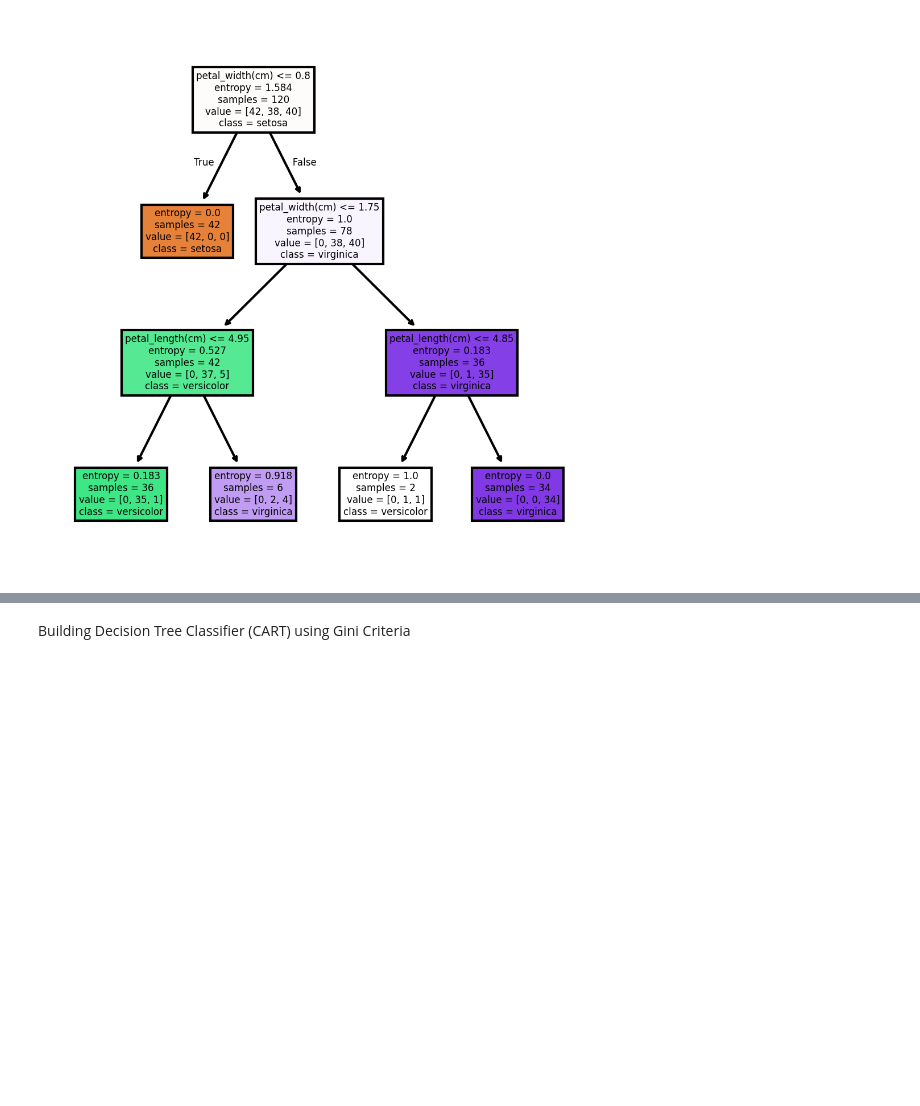
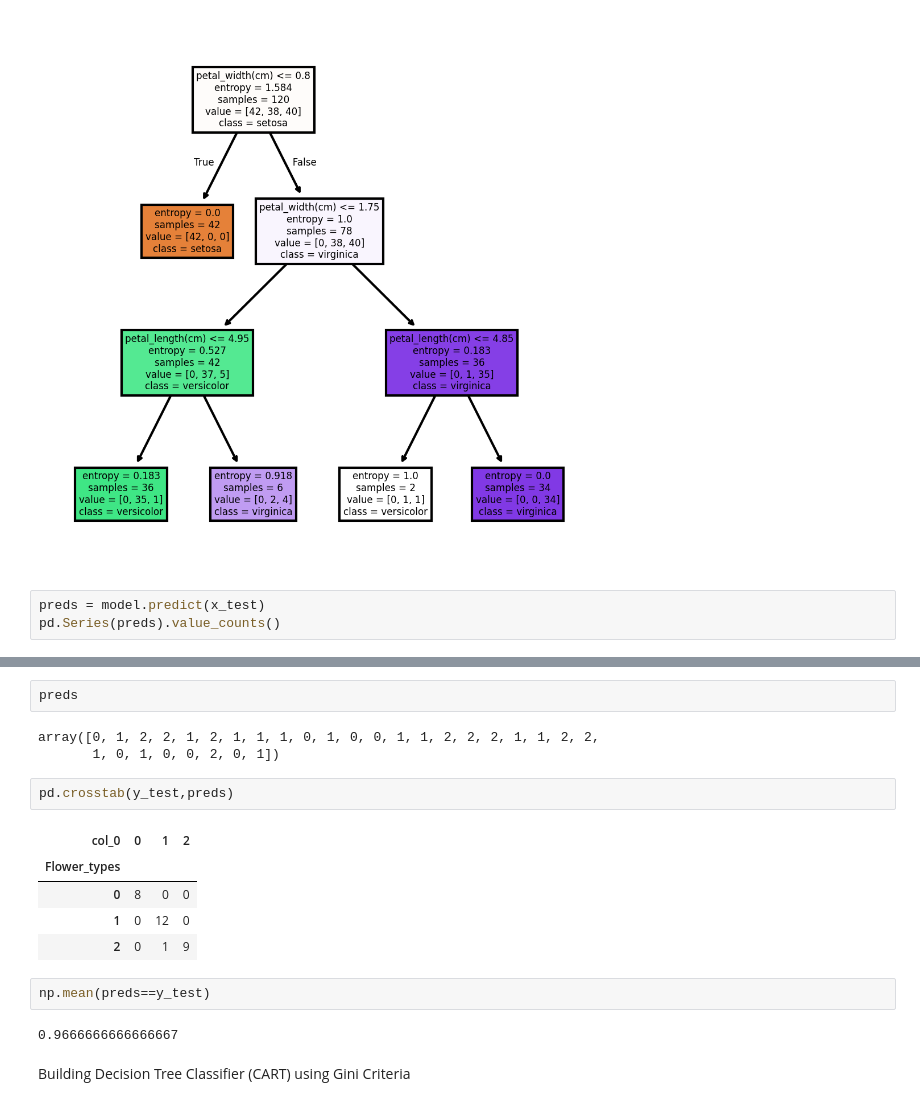
Before and after one commit to Saicharan1818/theta, a Jupyter notebook: DT_IRIS.ipynb, the cells around one changed output, grey strips where cells are left out. Drawn from its saved outputs; the diff is of its cells as text; blank space fills up the shorter version.

```diff
--- a/DT_IRIS.ipynb
+++ b/DT_IRIS.ipynb
@@ -167,3 +167,6 @@ tree.plot_tree(model,
                filled=True);
 # %% [output]
 [figure]
+# %%
+preds = model.predict(x_test)
+pd.Series(preds).value_counts()
@@ -170,3 +179,20 @@ tree.plot_tree(model,
+# %%
+preds
+# %% [output]
+array([0, 1, 2, 2, 1, 2, 1, 1, 1, 0, 1, 0, 0, 1, 1, 2, 2, 2, 1, 1, 2, 2,
+       1, 0, 1, 0, 0, 2, 0, 1])
+# %%
+pd.crosstab(y_test,preds)
+# %% [output]
+| col_0 | 0 | 1 | 2 |
+| Flower_types |  |  |  |
+| 0 | 8 | 0 | 0 |
+| 1 | 0 | 12 | 0 |
+| 2 | 0 | 1 | 9 |
+# %%
+np.mean(preds==y_test)
+# %% [output]
+0.9666666666666667
 # %% [markdown]
 Building Decision Tree Classifier (CART) using Gini Criteria
 # %%
```
Also changed, not shown: parts of 1 cell of this notebook.
